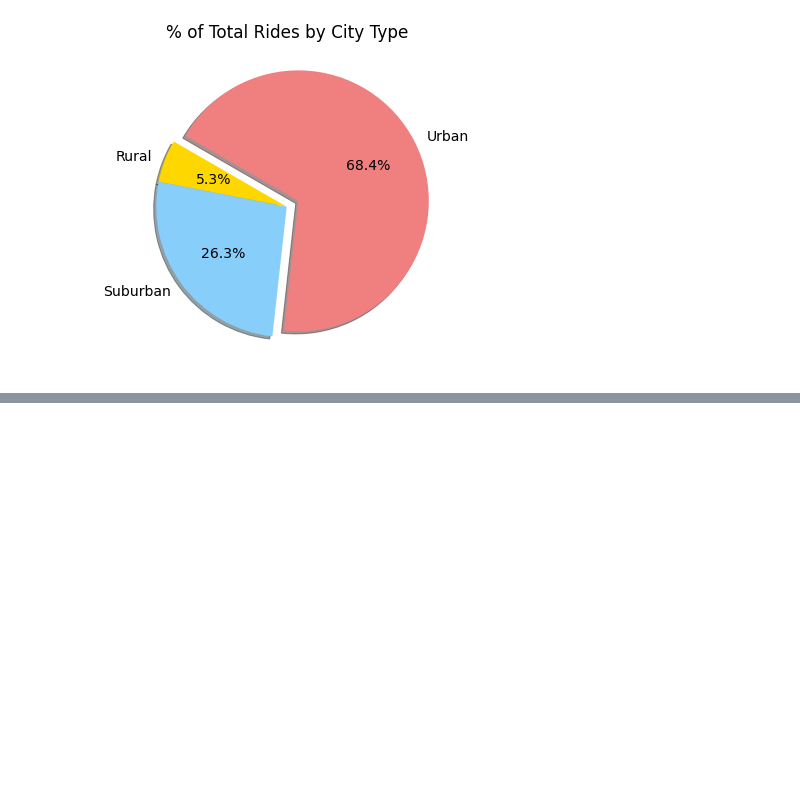
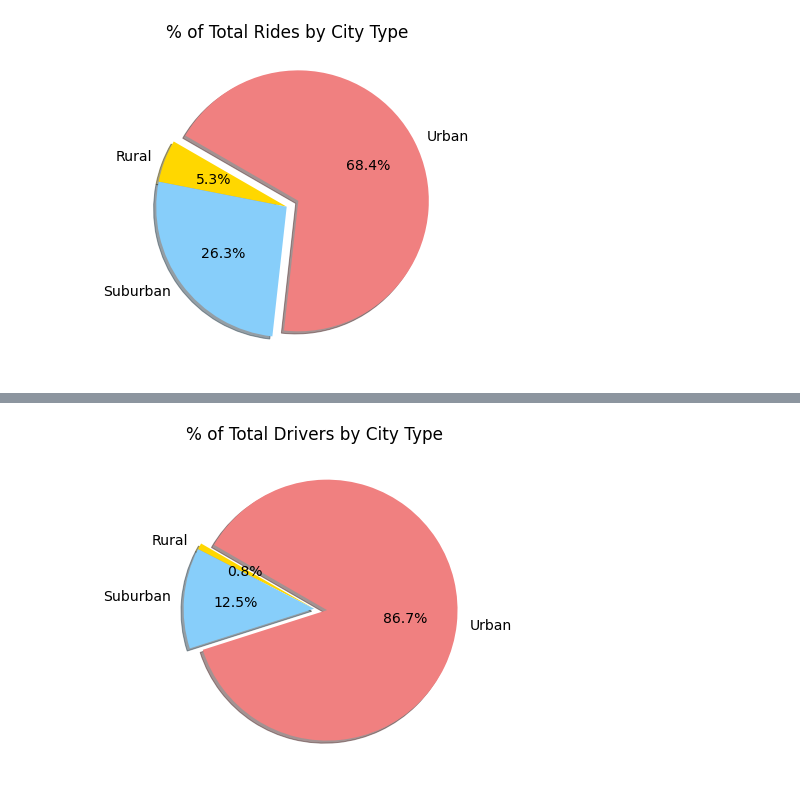
Before and after one commit to ariw237/PyBer_Analysis, a Jupyter notebook: PyBer.ipynb, the cells around one changed output, grey strips where cells are left out. Saved outputs shown, nothing was run; the diff lists cells and outputs as text; code cells hidden in the pictures; blank space fills up the shorter version.

```diff
--- a/PyBer.ipynb
+++ b/PyBer.ipynb
@@ -925,0 +936,5 @@ plt.show()
+# %%
+total_drivers_by_city_type = pyber_data_df.groupby('type').sum()['driver_count']
+print(total_drivers_by_city_type)
+total_driver_type_percents = 100*pyber_data_df.groupby(["type"]).sum()["driver_count"] / pyber_data_df["driver_count"].sum()
+total_driver_type_percents
@@ -925,0 +952,17 @@ plt.show()
+# %%
+plt.subplots(figsize=(10, 6))
+plt.pie(total_driver_type_percents,
+    labels=["Rural", "Suburban", "Urban"],
+    colors=["gold", "lightskyblue", "lightcoral"],
+    explode=[0, 0, 0.1],
+    autopct='%1.1f%%',
+    shadow=True, startangle=150)
+plt.title("% of Total Drivers by City Type")
+# Change the default font size from 10 to 14.
+mpl.rcParams['font.size'] = 14  #This is the key change to change the fontsize!
+# Save Figure
+#plt.savefig("analysis/Fig7.png")
+#Show Figure
+plt.show()
+# %% [output]
+[figure, added]
```
Also changed, not shown: parts of 2 cells of this notebook.
